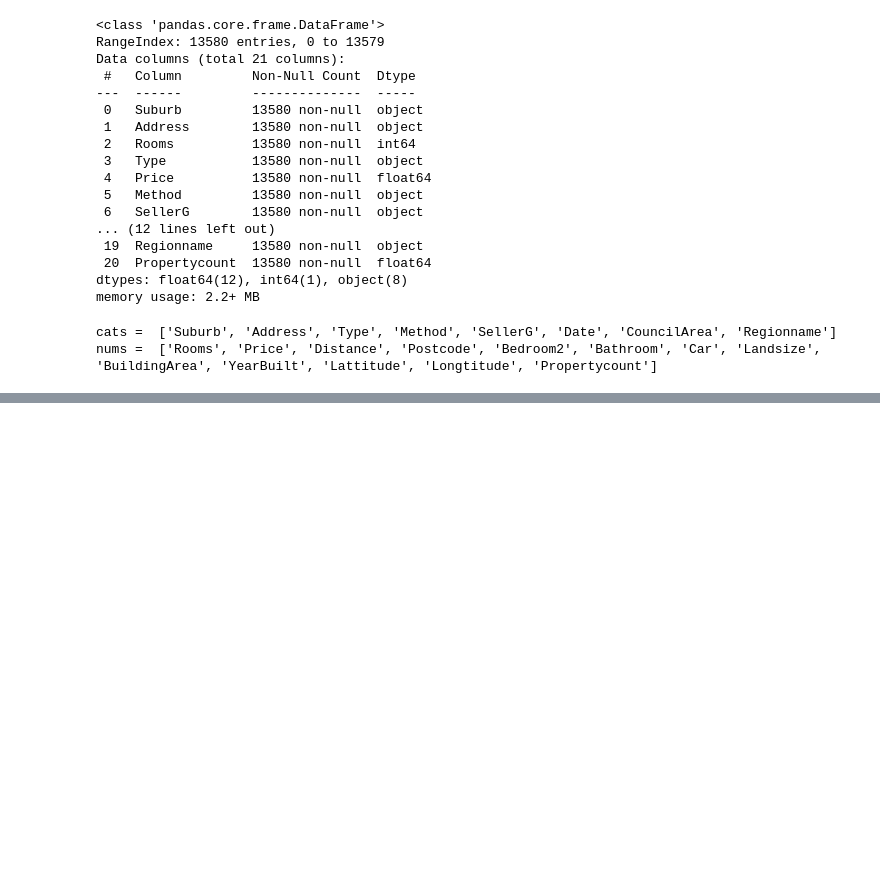
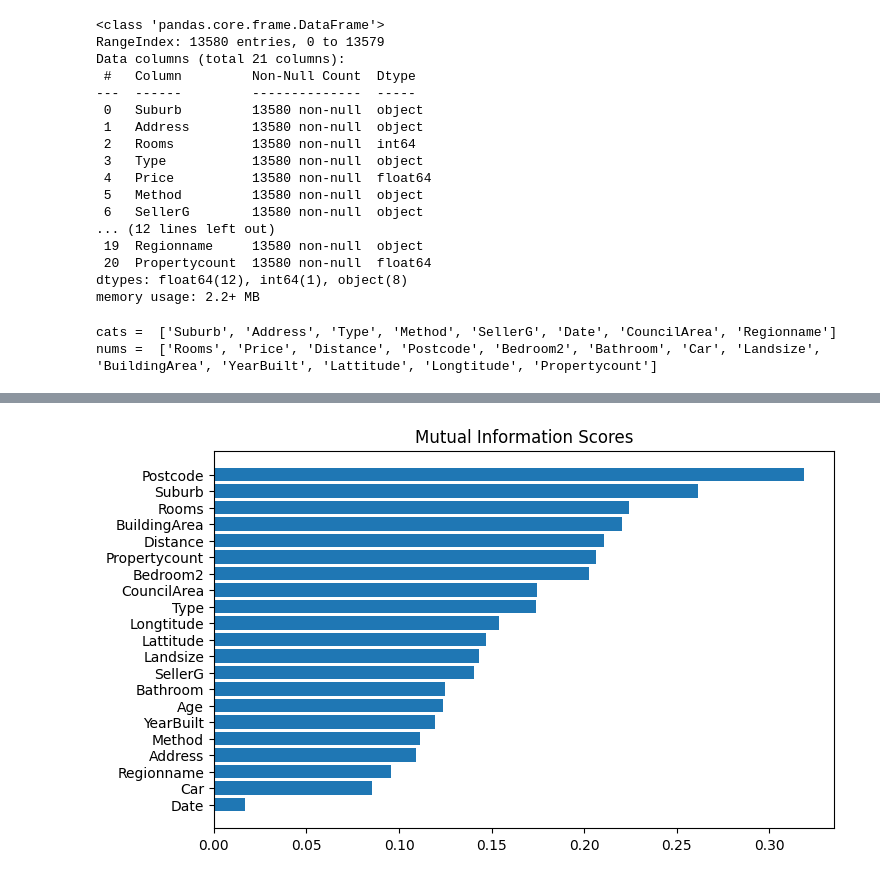
Before and after one commit to MrRezamo/Melbourne-Housing-Snapshot, a Jupyter notebook: Melbourne_Housing.ipynb, the cells around one changed output, grey strips where cells are left out. Saved outputs shown, nothing was run; the diff lists cells and outputs as text; code cells hidden in the pictures; blank space fills up the shorter version.

```diff
--- a/Melbourne_Housing.ipynb
+++ b/Melbourne_Housing.ipynb
@@ -157,8 +157,6 @@ from datetime import datetime
 
 current_year = datetime.now().year
 data['Age'] = current_year - data['YearBuilt']
-# %%
-data['Date'] = pd.to_datetime(data['Date'])
 # %%
 from sklearn.model_selection import train_test_split , RandomizedSearchCV , ShuffleSplit , GridSearchCV
 from sklearn.preprocessing import Normalizer , StandardScaler , MinMaxScaler
@@ -171,0 +165,20 @@ X_train, X_test, y_train, y_test = train_test_split(X, y, test_size=0.2, random_
+# %%
+X = data.drop('Price',axis=1)
+y = data['Price']
+
+for colname in X.select_dtypes("object"):
+    X[colname], _ = X[colname].factorize()
+
+# All discrete features should now have integer dtypes (double-check this before using MI!)
+discrete_features = X.dtypes == int
+# %%
+from sklearn.feature_selection import mutual_info_regression
+
+def make_mi_score(X, y,discrete_features):
+    mi_score = mutual_info_regression(X, y, discrete_features=discrete_features)
+    mi_score = pd.Series(mi_score , name = "mi_score", index=X.columns)
+    mi_score = mi_score.sort_values(ascending=False)
+    return mi_score
+
+mi_score = make_mi_score(X,y,discrete_features)
+mi_score[::3]
@@ -171,0 +194,14 @@ X_train, X_test, y_train, y_test = train_test_split(X, y, test_size=0.2, random_
+# %%
+def plot_mi_scores(scores):
+    scores = scores.sort_values(ascending=True)
+    width = np.arange(len(scores))
+    ticks = list(scores.index)
+    plt.barh(width, scores)
+    plt.yticks(width, ticks)
+    plt.title("Mutual Information Scores")
+
+
+plt.figure(dpi=100, figsize=(8, 5))
+plot_mi_scores(mi_score)
+# %% [output]
+[figure, added]
```
Also changed, not shown: parts of 3 cells of this notebook.
